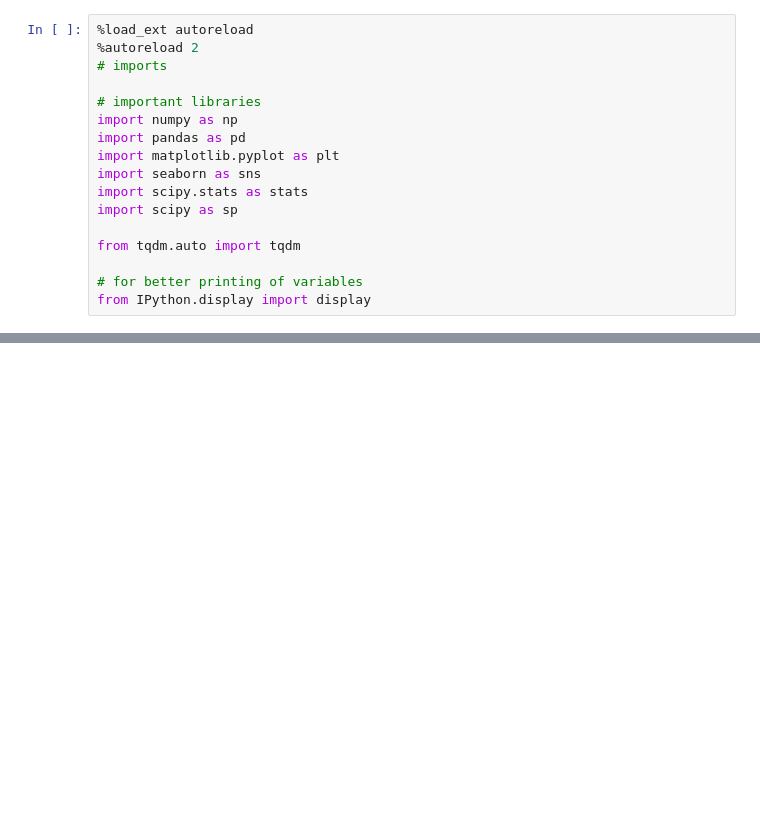
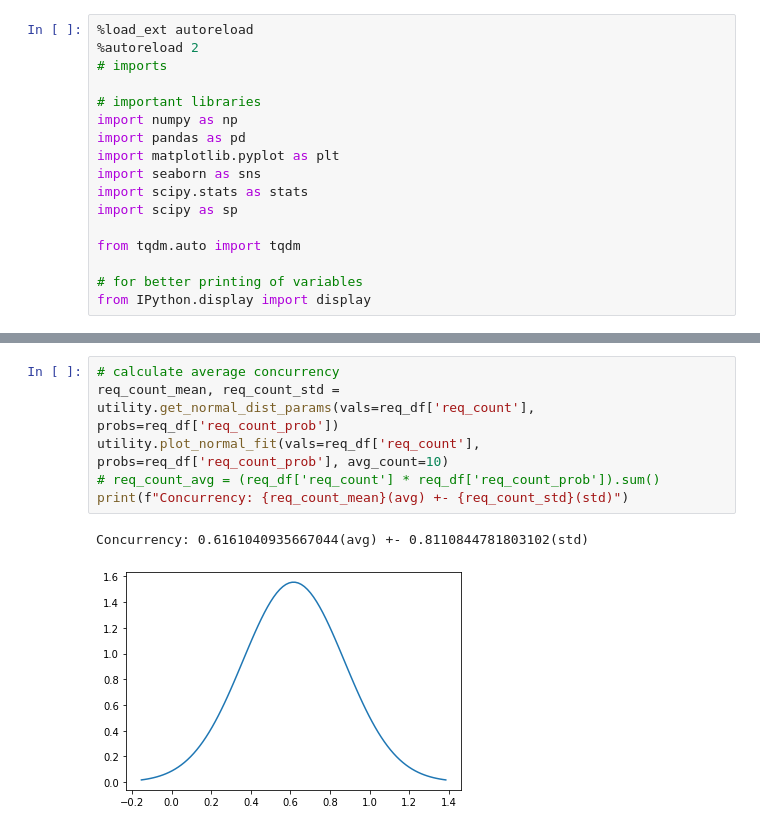
Before and after one commit to pacslab/conc-value-perf-modelling, a Jupyter notebook: model/01-container-model.ipynb, the cells around one changed output, grey strips where cells are left out. Drawn from its saved outputs; the diff is of its cells as text; blank space fills up the shorter version.

Commit message:
added calculations for averaged distribution

```diff
--- a/model/01-container-model.ipynb
+++ b/model/01-container-model.ipynb
@@ -155,0 +158,9 @@ Concurrency: 0.6161040935667044(avg) +- ?(std)
+# %%
+# calculate average concurrency
+req_count_mean, req_count_std = utility.get_normal_dist_params(vals=req_df['req_count'], probs=req_df['req_count_prob'])
+utility.plot_normal_fit(vals=req_df['req_count'], probs=req_df['req_count_prob'], avg_count=10)
+# req_count_avg = (req_df['req_count'] * req_df['req_count_prob']).sum()
+print(f"Concurrency: {req_count_mean}(avg) +- {req_count_std}(std)")
+# %% [output]
+Concurrency: 0.6161040935667044(avg) +- 0.8110844781803102(std)
+[figure, added]
```
Also changed, not shown: parts of 8 cells of this notebook, 1 other file.
